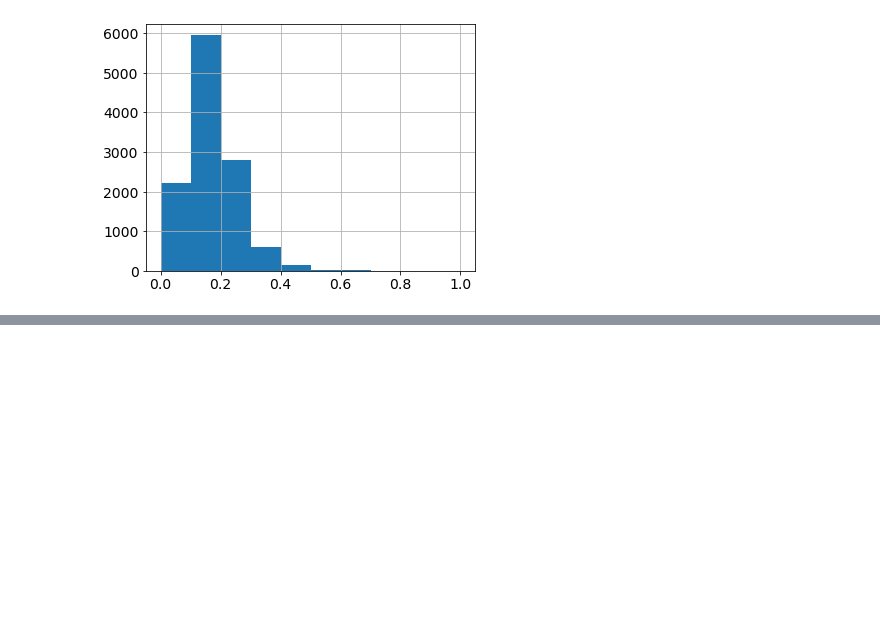
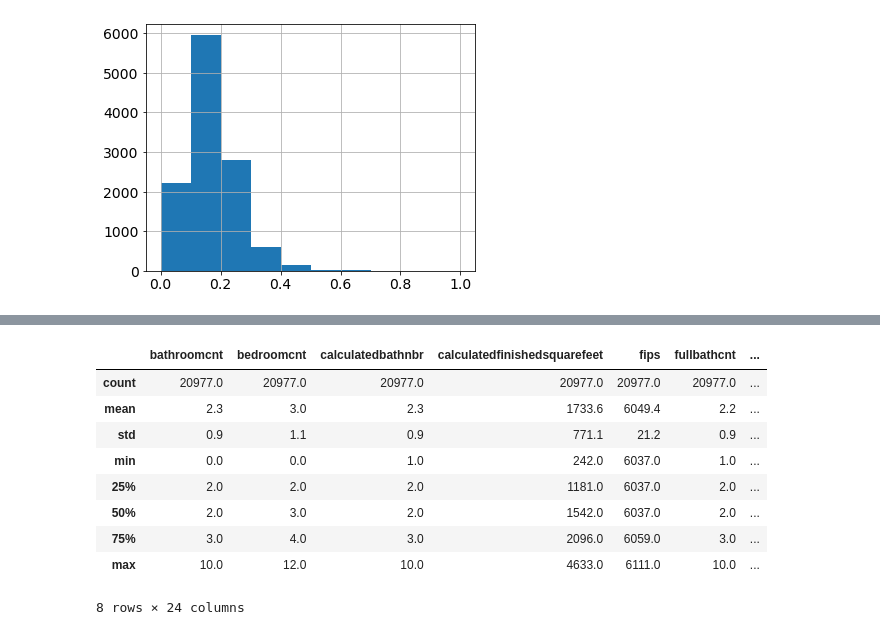
Before and after one commit to AAranda10/regression_project, a Jupyter notebook: explore.ipynb, the cells around one changed output, grey strips where cells are left out. Drawn from its saved outputs; the diff is of its cells as text; code cells hidden in the pictures; blank space fills up the shorter version.

```diff
--- a/explore.ipynb
+++ b/explore.ipynb
@@ -137,0 +167,13 @@ plt.show()
+# %%
+df.describe().round(1)
+# %% [output]
+|  | bathroomcnt | bedroomcnt | calculatedbathnbr | calculatedfinishedsquarefeet | fips | fullbathcnt | ... |
+| count | 20977.0 | 20977.0 | 20977.0 | 20977.0 | 20977.0 | 20977.0 | ... |
+| mean | 2.3 | 3.0 | 2.3 | 1733.6 | 6049.4 | 2.2 | ... |
+| std | 0.9 | 1.1 | 0.9 | 771.1 | 21.2 | 0.9 | ... |
+| min | 0.0 | 0.0 | 1.0 | 242.0 | 6037.0 | 1.0 | ... |
+| 25% | 2.0 | 2.0 | 2.0 | 1181.0 | 6037.0 | 2.0 | ... |
+| 50% | 2.0 | 3.0 | 2.0 | 1542.0 | 6037.0 | 2.0 | ... |
+| 75% | 3.0 | 4.0 | 3.0 | 2096.0 | 6059.0 | 3.0 | ... |
+| max | 10.0 | 12.0 | 10.0 | 4633.0 | 6111.0 | 10.0 | ... |
+8 rows × 24 columns
```
Also changed, not shown: parts of 20 cells of this notebook.
